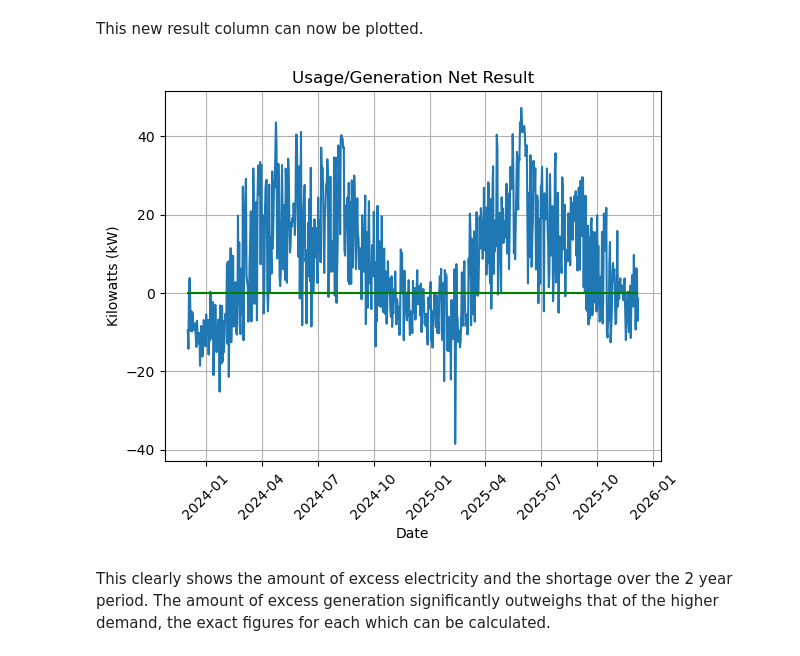
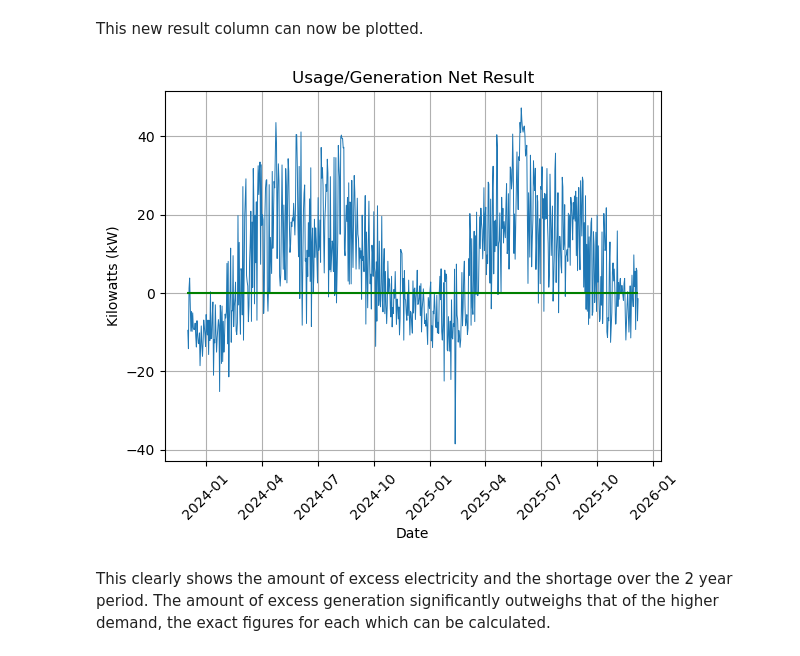
Before and after one commit to danielfinnerty/PFDA, a Jupyter notebook: project/solar_assessment.ipynb, the cells around one changed output. Drawn from its saved outputs; the diff is of its cells as text; code cells hidden in the pictures.

```diff
--- a/project/solar_assessment.ipynb
+++ b/project/solar_assessment.ipynb
@@ -1032,26 +1034,32 @@ merged_df.head()
 This new result column can now be plotted.
 # %%
 # Create lineplot of 'Result' column
-ax = sns.lineplot(data=merged_df, x="Date", y="Result")
+ax = sns.lineplot(data=merged_df, x="Date", y="Result", linewidth = '0.7')
+
+# Add 'Generation' to the same plot
+#sns.lineplot(data=merged_df, x="Date", y="P", label='Generation', linewidth = '0.7')
+
+# Add 'Usage' data.
+#sns.lineplot(data=merged_df, x="Date", y="Usage", label='Usage', linewidth = '0.7')
 
 # Specify plot title
 ax.set_title('Usage/Generation Net Result')
 
 # Add gridlines
 ax.grid()
 
 # Adjust names of axes.
 ax.set_xlabel('Date')
 ax.set_ylabel('Kilowatts (kW)')
 
 # Rotate axis test
 ax.tick_params(axis='x', labelrotation=45)
 
 # Add horizontal line along x-axis using max and min dates for 'xmax' and 'xmin'
 # Source: https://www.geeksforgeeks.org/python/matplotlib-axes-axes-hlines-in-python/
 ax.hlines(y=[0], colors=['g'], linestyles=['-'], xmin=merged_df['Date'].min(), xmax=merged_df['Date'].max(),);
 # %% [output]
-[figure, old version]
+[figure, new version]
 # %% [markdown]
 This clearly shows the amount of excess electricity and the shortage over the 2 year period. The amount of excess generation significantly outweighs that of the higher demand, the exact figures for each which can be calculated.
 # %%
```
Also changed, not shown: parts of 56 cells of this notebook, 1 other file.
